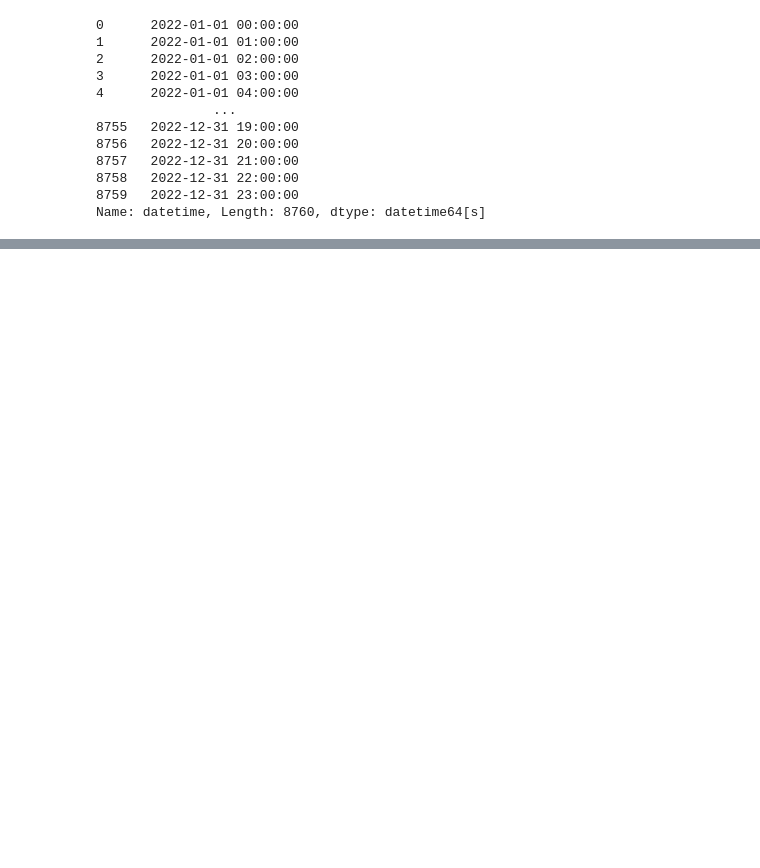
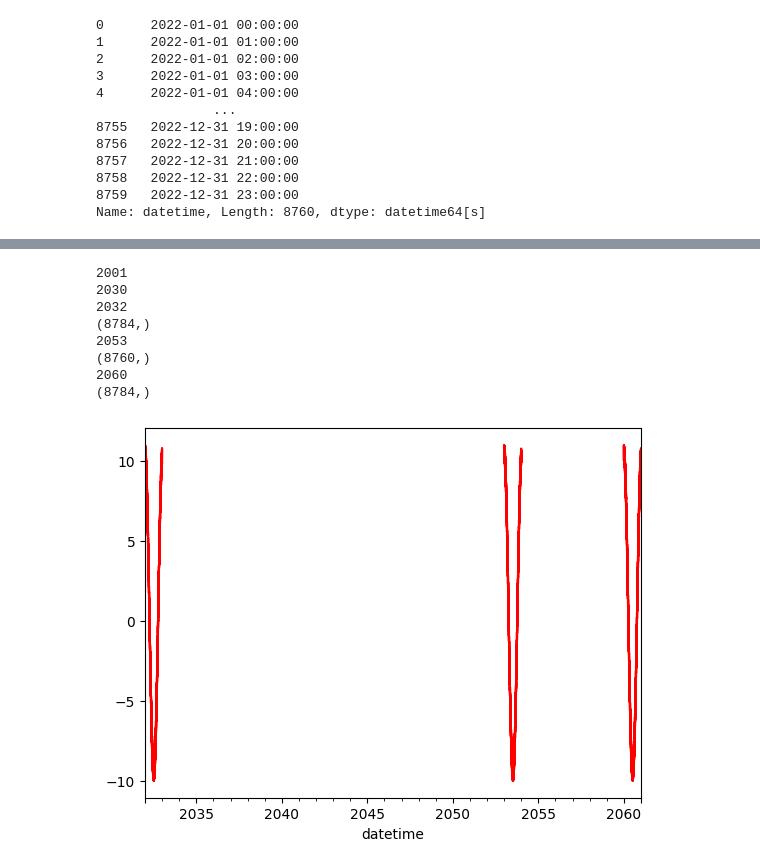
Before and after one commit to douglassilveirac/ENS5173_202401, a Jupyter notebook: pyEnv/Scripts/Atividade01_Etapa02.ipynb, the cells around one changed output, grey strips where cells are left out. Saved outputs shown, nothing was run; the diff lists cells and outputs as text; code cells hidden in the pictures; blank space fills up the shorter version.

```diff
--- a/pyEnv/Scripts/Atividade01_Etapa02.ipynb
+++ b/pyEnv/Scripts/Atividade01_Etapa02.ipynb
@@ -138,0 +274,17 @@ df
+# %%
+anos = [2001,2030,2032,2053,2060]
+
+for ano in anos:
+    print(ano)
+    if ano > 2030:
+        df = noiseCreation(path,ano)
+# %% [output]
+2001
+2030
+2032
+(8784,)
+2053
+(8760,)
+2060
+(8784,)
+[figure, added]
```
Also changed, not shown: parts of 18 cells of this notebook.
